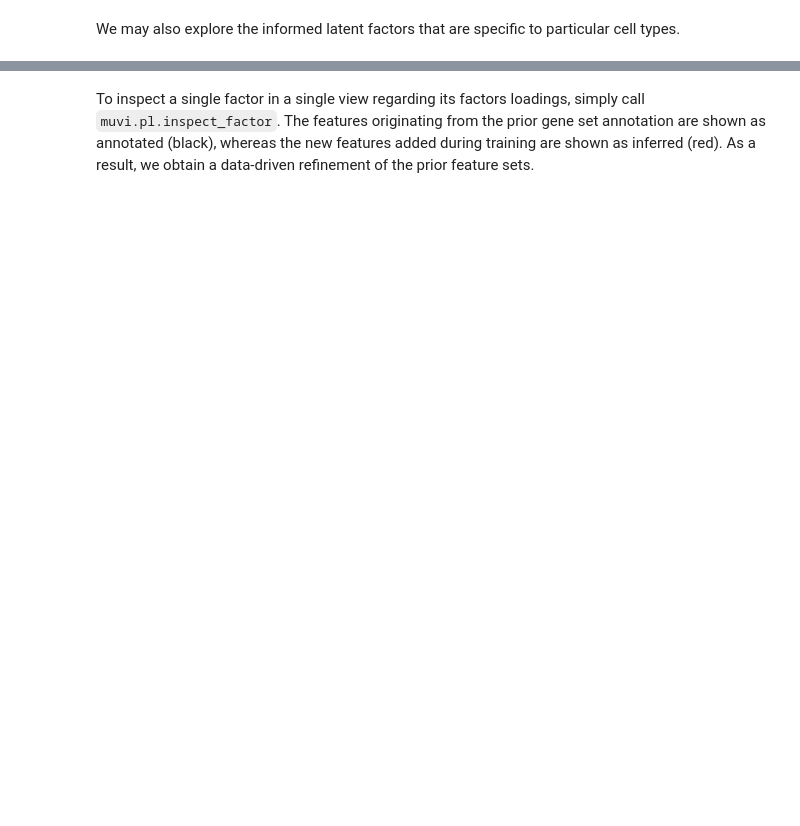
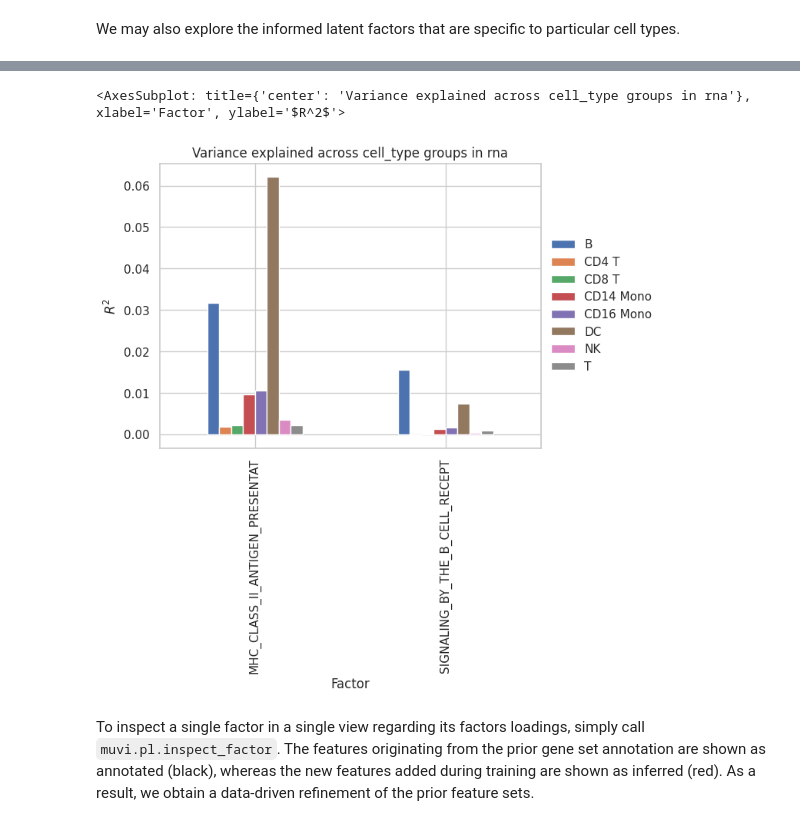
Before and after one commit to MLO-lab/MuVI, a Jupyter notebook: examples/2_single-cell_rna-seq.ipynb, the cells around one changed output, grey strips where cells are left out. Cells and saved outputs as stored; diff of their text form; code cells hidden in the pictures; blank space fills up the shorter version.

```diff
--- a/examples/2_single-cell_rna-seq.ipynb
+++ b/examples/2_single-cell_rna-seq.ipynb
@@ -225,3 +199,12 @@ muvi.pl.scatter(
+# %%
+muvi.pl.variance_explained_grouped(
+    model,
+    top_ct_factors,
+    stacked=False,
+)
+# %% [output]
+<AxesSubplot: title={'center': 'Variance explained across cell_type groups in rna'}, xlabel='Factor', ylabel='$R^2$'>
+[figure, added]
 # %% [markdown]
 To inspect a single factor in a single view regarding its factors loadings, simply call `muvi.pl.inspect_factor`. The features originating from the prior gene set annotation are shown as annotated (black), whereas the new features added during training are shown as inferred (red). As a result, we obtain a data-driven refinement of the prior feature sets.
 # %%
```
Also changed, not shown: parts of 27 cells of this notebook, 6 other files.
